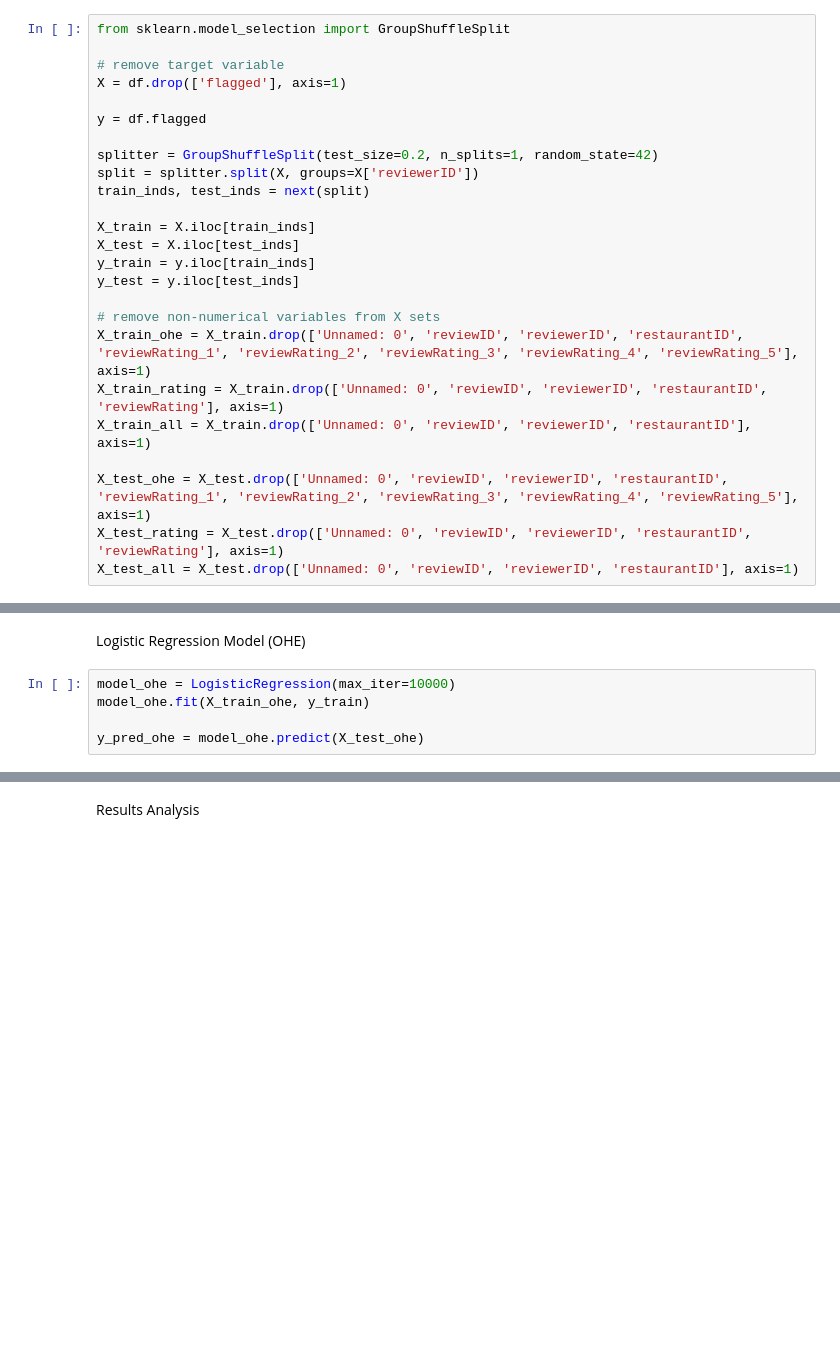
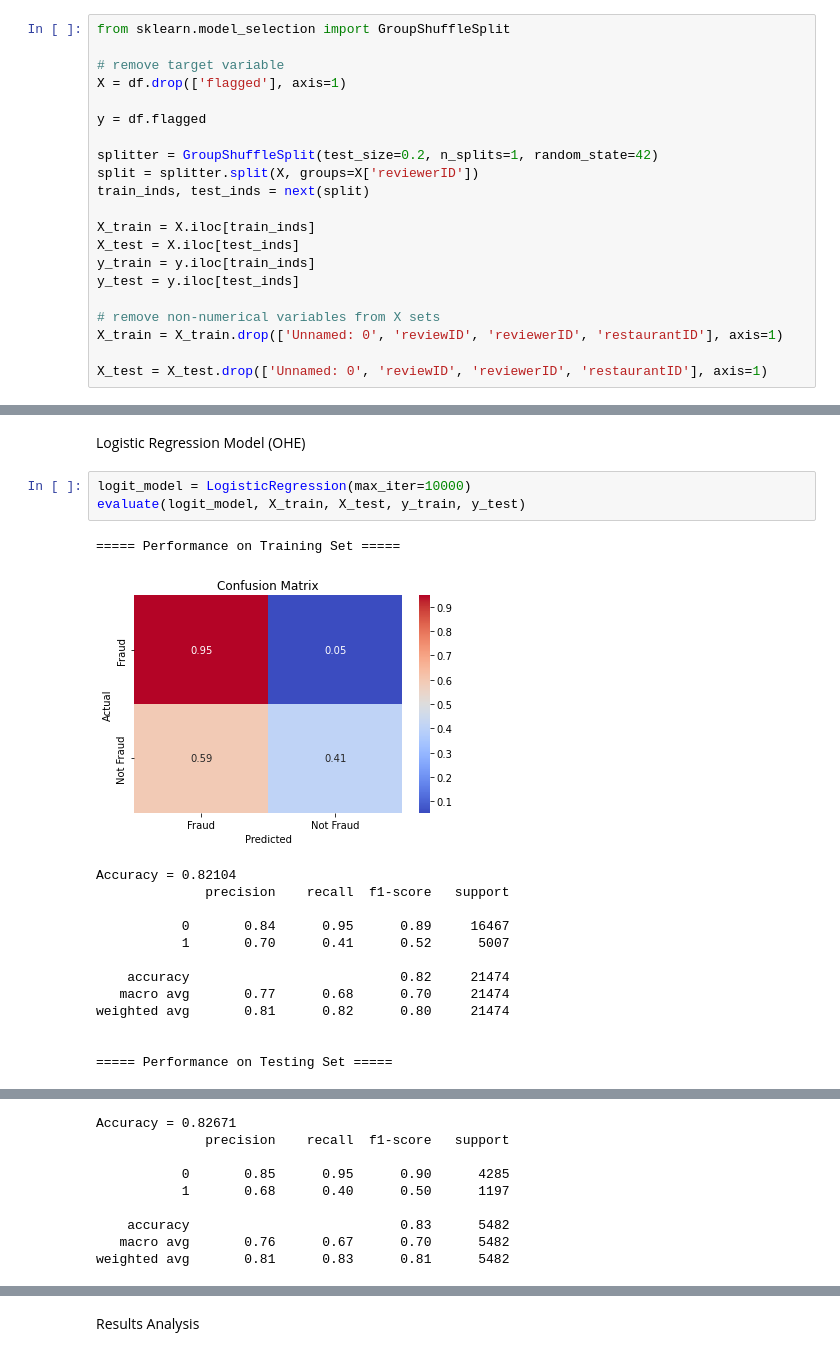
Before and after one commit to jesper1212/BT4012_Reviews, a Jupyter notebook: Notebooks/modelling/logistic regression.ipynb, the cells around one changed output, grey strips where cells are left out. Saved outputs shown, nothing was run; the diff lists cells and outputs as text; blank space fills up the shorter version.

```diff
--- a/Notebooks/modelling/logistic regression.ipynb
+++ b/Notebooks/modelling/logistic regression.ipynb
@@ -50,11 +100,7 @@ y_train = y.iloc[train_inds]
 y_test = y.iloc[test_inds]
 
 # remove non-numerical variables from X sets
-X_train_ohe = X_train.drop(['Unnamed: 0', 'reviewID', 'reviewerID', 'restaurantID', 'reviewRating_1', 'reviewRating_2', 'reviewRating_3', 'reviewRating_4', 'reviewRating_5'], axis=1)
-X_train_rating = X_train.drop(['Unnamed: 0', 'reviewID', 'reviewerID', 'restaurantID', 'reviewRating'], axis=1)
-X_train_all = X_train.drop(['Unnamed: 0', 'reviewID', 'reviewerID', 'restaurantID'], axis=1)
+X_train = X_train.drop(['Unnamed: 0', 'reviewID', 'reviewerID', 'restaurantID'], axis=1)
 
-X_test_ohe = X_test.drop(['Unnamed: 0', 'reviewID', 'reviewerID', 'restaurantID', 'reviewRating_1', 'reviewRating_2', 'reviewRating_3', 'reviewRating_4', 'reviewRating_5'], axis=1)
-X_test_rating = X_test.drop(['Unnamed: 0', 'reviewID', 'reviewerID', 'restaurantID', 'reviewRating'], axis=1)
-X_test_all = X_test.drop(['Unnamed: 0', 'reviewID', 'reviewerID', 'restaurantID'], axis=1)
+X_test = X_test.drop(['Unnamed: 0', 'reviewID', 'reviewerID', 'restaurantID'], axis=1)
 # %%
@@ -68,8 +114,21 @@ Index(['reviewerFriendCount', 'reviewerNumReviews', 'reviewerUsefulCount',
       dtype='object')
 # %% [markdown]
 Logistic Regression Model (OHE)
-# %%
-model_ohe = LogisticRegression(max_iter=10000)
-model_ohe.fit(X_train_ohe, y_train)
-
-y_pred_ohe = model_ohe.predict(X_test_ohe)
+# %%
+logit_model = LogisticRegression(max_iter=10000)
+evaluate(logit_model, X_train, X_test, y_train, y_test)
+# %% [output]
+===== Performance on Training Set =====
+[figure, added]
+Accuracy = 0.82104
+              precision    recall  f1-score   support
+
+           0       0.84      0.95      0.89     16467
+           1       0.70      0.41      0.52      5007
+
+    accuracy                           0.82     21474
+   macro avg       0.77      0.68      0.70     21474
+weighted avg       0.81      0.82      0.80     21474
+
+
+===== Performance on Testing Set =====
@@ -75,0 +136,9 @@ y_pred_ohe = model_ohe.predict(X_test_ohe)
+Accuracy = 0.82671
+              precision    recall  f1-score   support
+
+           0       0.85      0.95      0.90      4285
+           1       0.68      0.40      0.50      1197
+
+    accuracy                           0.83      5482
+   macro avg       0.76      0.67      0.70      5482
+weighted avg       0.81      0.83      0.81      5482
```
Also changed, not shown: parts of 5 cells of this notebook.
